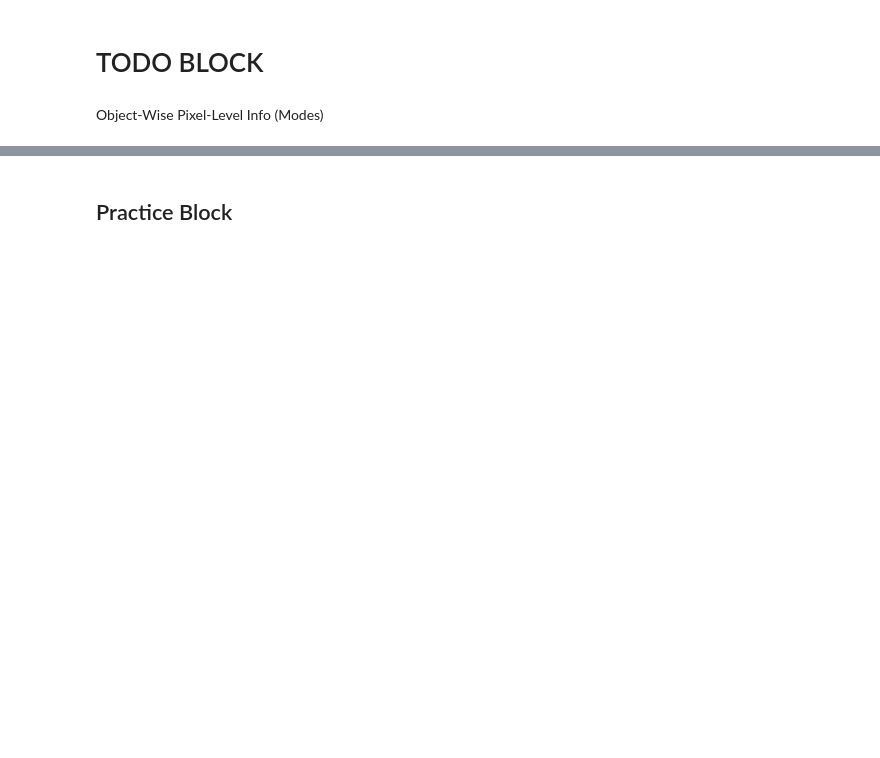
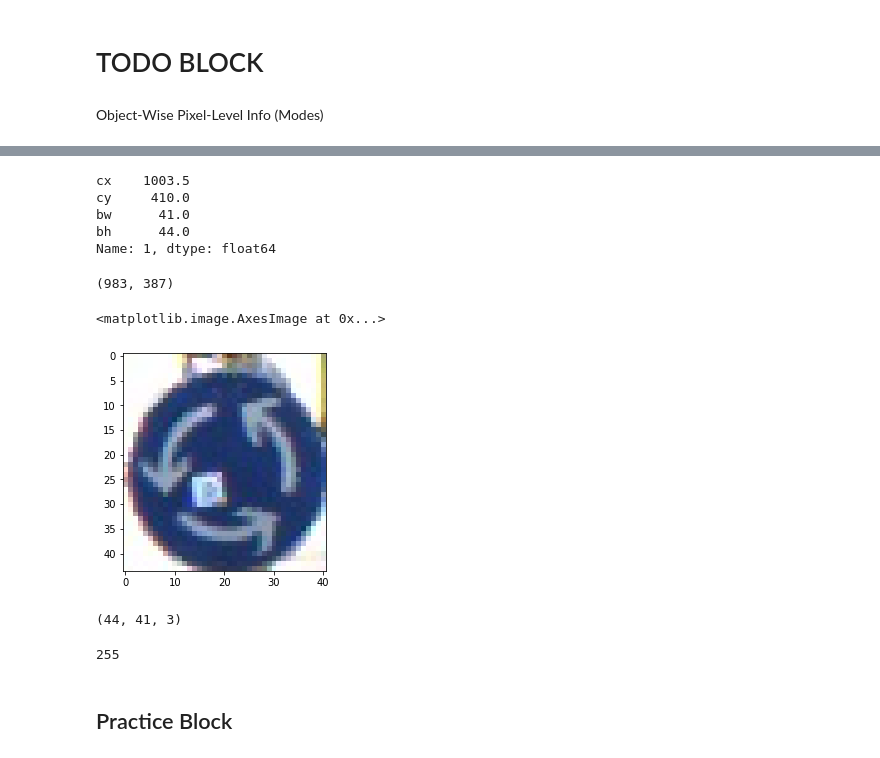
Before and after one commit to sbmalik/cvdv, a Jupyter notebook: utils/tester.ipynb, the cells around one changed output, grey strips where cells are left out. Saved outputs shown, nothing was run; the diff lists cells and outputs as text; code cells hidden in the pictures; blank space fills up the shorter version.

```diff
--- a/utils/tester.ipynb
+++ b/utils/tester.ipynb
@@ -51,7 +54,7 @@ class_file = os.path.join(home_path, 'classes.txt')
 with open(class_file) as fc:
     class_list = fc.readlines()
 
-for file_name in tqdm(files_list):
+for file_name in tqdm(files_list[:10]):
     if file_name.endswith('.txt') and not file_name.startswith('class'):
         file_path = os.path.join(home_path, file_name)
 
@@ -68,9 +71,12 @@ for file_name in tqdm(files_list):
                     total_list.append([
                         file_path,
 
-                        img_size * img_size,
-                        img_size,
-                        img_size,
+                        #img_size * img_size,
+                        #img_size,
+                        #img_size,
+                        img_w * img_h,
+                        img_w,
+                        img_h,
 
                         class_list[int(data_item[0])].replace('\n', ''),
                         int(data_item[0]),
@@ -109,9 +115,11 @@ df = pd.DataFrame(data=total_list,
                            'nbh'
                           ])
 
-df['cx'], df['cy'], df['bw'], df[
-    'bh'] = df.ncx * img_size, df.ncy * img_size, df.nbw * img_size, df.nbh * img_size
+
+#df['cx'], df['cy'], df['bw'], df['bh'] = df.ncx * img_size, df.ncy * img_size, df.nbw * img_size, df.nbh * img_size
+df['cx'], df['cy'], df['bw'], df['bh'] = df.ncx * img_w, df.ncy * img_h, df.nbw * img_w, df.nbh * img_h
+
 df['obj_px'] = df['bw'] * df['bh']
-df['obj_img_ratio'] = df['obj_px'] / df['img_size']s
+df['obj_img_ratio'] = df['obj_px'] / df['img_size']
 # %%
 df.head()
@@ -127,3 +162,36 @@ Object-Wise Pixel-Level Info (Modes)
+# %%
+dfxi = df[df['img_path'] == '../dataset/00001.txt']
+dfxi = dfxi[['cx', 'cy', 'bw', 'bh']].iloc[0]
+dfxi
+# %% [output]
+cx    1003.5
+cy     410.0
+bw      41.0
+bh      44.0
+Name: 1, dtype: float64
+# %%
+left = int(dfxi.cx - (dfxi.bw / 2))
+top = int(dfxi.cy - (dfxi.bh / 2))
+right = int(dfxi.cx + (dfxi.bw / 2))
+bottom = int(dfxi.cy + (dfxi.bh / 2))
+left, top
+# %% [output]
+(983, 387)
+# %%
+crop_img = pil_img.crop((left, top, right, bottom))
+plt.imshow(crop_img)
+# %% [output]
+<matplotlib.image.AxesImage at 0x...>
+[figure, added]
+# %%
+cropped_np_img = np.asarray(crop_img)
+cropped_np_img.shape
+# %% [output]
+(44, 41, 3)
+# %%
+cal_mode(cropped_np_img[..., 2])
+# %% [output]
+255
 # %% [markdown]
 ## Practice Block
 # %%
```
Also changed, not shown: parts of 6 cells of this notebook, 1 other file.
